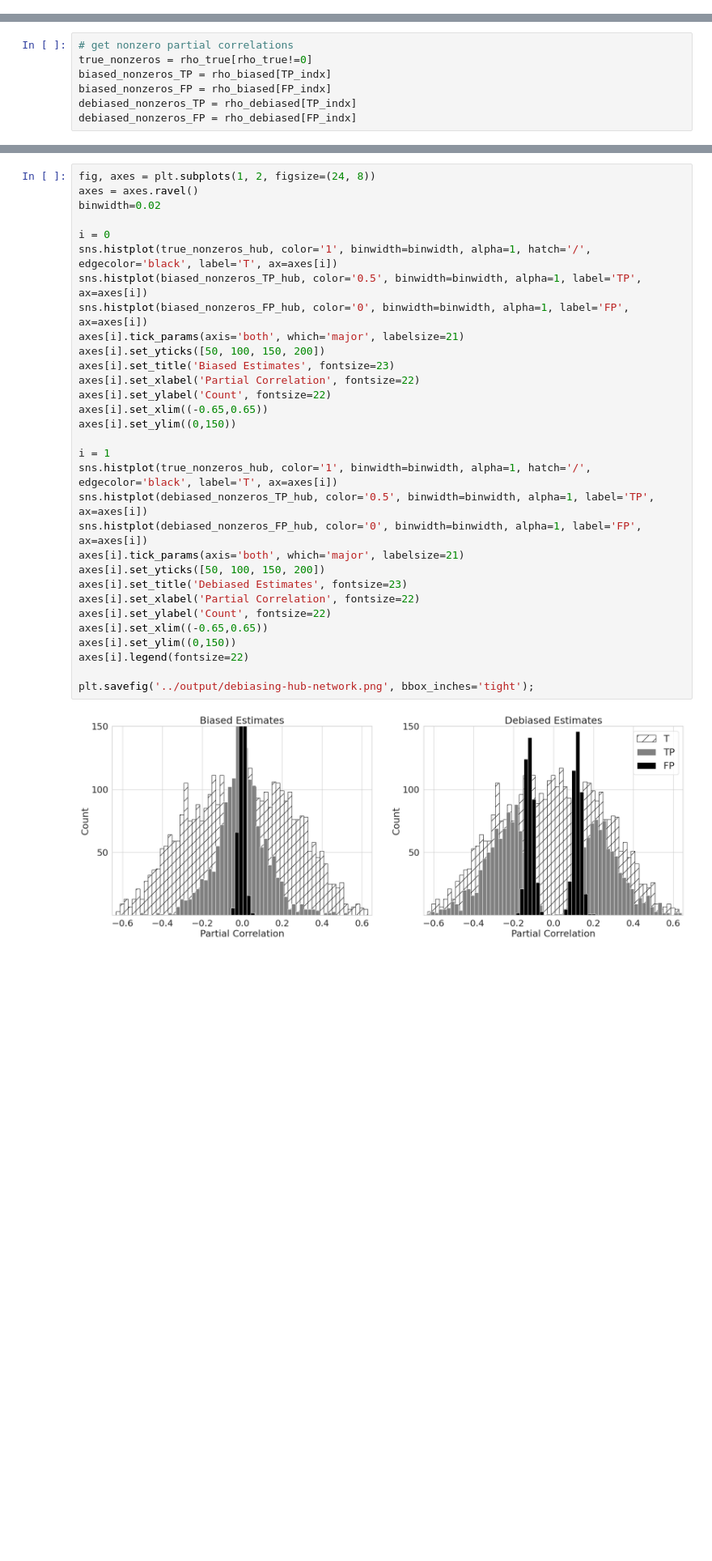
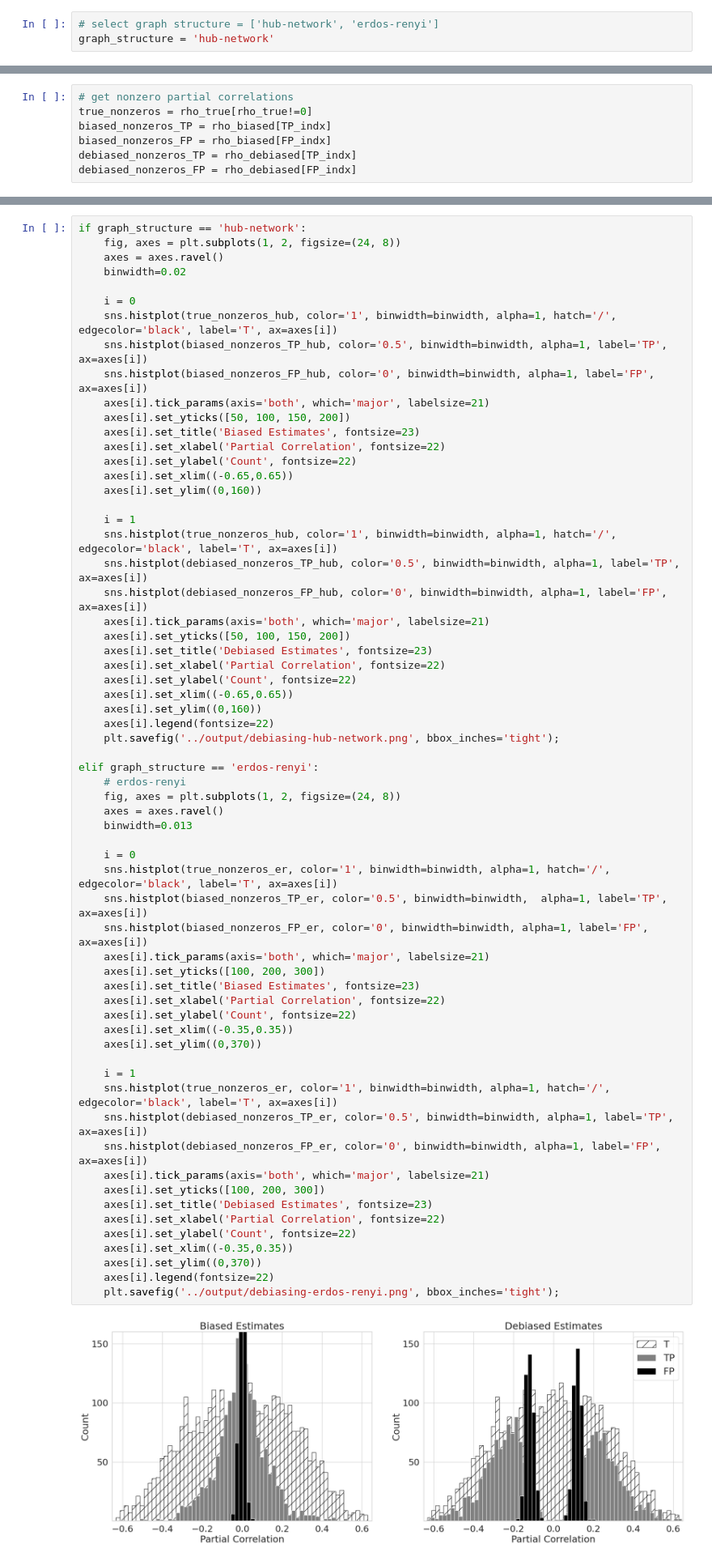
Before and after one commit to jinacfunderburk/accord-reproducibility-testing, a Jupyter notebook: simulation-debiasing/simulation-debiasing.ipynb, the cells around one changed output, grey strips where cells are left out. Shown at 81% size. Cells and saved outputs as stored; diff of their text form; blank space fills up the shorter version.

```diff
--- a/simulation-debiasing/simulation-debiasing.ipynb
+++ b/simulation-debiasing/simulation-debiasing.ipynb
@@ -24,4 +24,7 @@ from generate_graphs import generate_erdos_renyi, generate_data
 # %% [output]
 The autoreload extension is already loaded. To reload it, use:
   %reload_ext autoreload
+# %%
+# select graph structure = ['hub-network', 'erdos-renyi']
+graph_structure = 'hub-network'
 # %% [markdown]
@@ -241,33 +223,65 @@ debiased_nonzeros_FP_er = np.genfromtxt('data/debiased_nonzeros_fp_er.txt', deli
 # %%
-fig, axes = plt.subplots(1, 2, figsize=(24, 8))
-axes = axes.ravel()
-binwidth=0.02
+if graph_structure == 'hub-network':
+    fig, axes = plt.subplots(1, 2, figsize=(24, 8))
+    axes = axes.ravel()
+    binwidth=0.02
 
-i = 0
-sns.histplot(true_nonzeros_hub, color='1', binwidth=binwidth, alpha=1, hatch='/', edgecolor='black', label='T', ax=axes[i])
-sns.histplot(biased_nonzeros_TP_hub, color='0.5', binwidth=binwidth, alpha=1, label='TP', ax=axes[i])
-sns.histplot(biased_nonzeros_FP_hub, color='0', binwidth=binwidth, alpha=1, label='FP', ax=axes[i])
-axes[i].tick_params(axis='both', which='major', labelsize=21)
-axes[i].set_yticks([50, 100, 150, 200])
-axes[i].set_title('Biased Estimates', fontsize=23)
-axes[i].set_xlabel('Partial Correlation', fontsize=22)
-axes[i].set_ylabel('Count', fontsize=22)
-axes[i].set_xlim((-0.65,0.65))
-axes[i].set_ylim((0,150))
+    i = 0
+    sns.histplot(true_nonzeros_hub, color='1', binwidth=binwidth, alpha=1, hatch='/', edgecolor='black', label='T', ax=axes[i])
+    sns.histplot(biased_nonzeros_TP_hub, color='0.5', binwidth=binwidth, alpha=1, label='TP', ax=axes[i])
+    sns.histplot(biased_nonzeros_FP_hub, color='0', binwidth=binwidth, alpha=1, label='FP', ax=axes[i])
+    axes[i].tick_params(axis='both', which='major', labelsize=21)
+    axes[i].set_yticks([50, 100, 150, 200])
+    axes[i].set_title('Biased Estimates', fontsize=23)
+    axes[i].set_xlabel('Partial Correlation', fontsize=22)
+    axes[i].set_ylabel('Count', fontsize=22)
+    axes[i].set_xlim((-0.65,0.65))
+    axes[i].set_ylim((0,160))
 
-i = 1
-sns.histplot(true_nonzeros_hub, color='1', binwidth=binwidth, alpha=1, hatch='/', edgecolor='black', label='T', ax=axes[i])
-sns.histplot(debiased_nonzeros_TP_hub, color='0.5', binwidth=binwidth, alpha=1, label='TP', ax=axes[i])
-sns.histplot(debiased_nonzeros_FP_hub, color='0', binwidth=binwidth, alpha=1, label='FP', ax=axes[i])
-axes[i].tick_params(axis='both', which='major', labelsize=21)
-axes[i].set_yticks([50, 100, 150, 200])
-axes[i].set_title('Debiased Estimates', fontsize=23)
-axes[i].set_xlabel('Partial Correlation', fontsize=22)
-axes[i].set_ylabel('Count', fontsize=22)
-axes[i].set_xlim((-0.65,0.65))
-axes[i].set_ylim((0,150))
-axes[i].legend(fontsize=22)
+    i = 1
+    sns.histplot(true_nonzeros_hub, color='1', binwidth=binwidth, alpha=1, hatch='/', edgecolor='black', label='T', ax=axes[i])
+    sns.histplot(debiased_nonzeros_TP_hub, color='0.5', binwidth=binwidth, alpha=1, label='TP', ax=axes[i])
+    sns.histplot(debiased_nonzeros_FP_hub, color='0', binwidth=binwidth, alpha=1, label='FP', ax=axes[i])
+    axes[i].tick_params(axis='both', which='major', labelsize=21)
+    axes[i].set_yticks([50, 100, 150, 200])
+    axes[i].set_title('Debiased Estimates', fontsize=23)
+    axes[i].set_xlabel('Partial Correlation', fontsize=22)
+    axes[i].set_ylabel('Count', fontsize=22)
+    axes[i].set_xlim((-0.65,0.65))
+    axes[i].set_ylim((0,160))
+    axes[i].legend(fontsize=22)
+    plt.savefig('../output/debiasing-hub-network.png', bbox_inches='tight');
 
-plt.savefig('../output/debiasing-hub-network.png', bbox_inches='tight');
+elif graph_structure == 'erdos-renyi':
+    # erdos-renyi
+    fig, axes = plt.subplots(1, 2, figsize=(24, 8))
+    axes = axes.ravel()
+    binwidth=0.013
+
+    i = 0
+    sns.histplot(true_nonzeros_er, color='1', binwidth=binwidth, alpha=1, hatch='/', edgecolor='black', label='T', ax=axes[i])
+    sns.histplot(biased_nonzeros_TP_er, color='0.5', binwidth=binwidth,  alpha=1, label='TP', ax=axes[i])
+    sns.histplot(biased_nonzeros_FP_er, color='0', binwidth=binwidth, alpha=1, label='FP', ax=axes[i])
+    axes[i].tick_params(axis='both', which='major', labelsize=21)
+    axes[i].set_yticks([100, 200, 300])
+    axes[i].set_title('Biased Estimates', fontsize=23)
+    axes[i].set_xlabel('Partial Correlation', fontsize=22)
+    axes[i].set_ylabel('Count', fontsize=22)
+    axes[i].set_xlim((-0.35,0.35))
+    axes[i].set_ylim((0,370))
+
+    i = 1
+    sns.histplot(true_nonzeros_er, color='1', binwidth=binwidth, alpha=1, hatch='/', edgecolor='black', label='T', ax=axes[i])
+    sns.histplot(debiased_nonzeros_TP_er, color='0.5', binwidth=binwidth, alpha=1, label='TP', ax=axes[i])
+    sns.histplot(debiased_nonzeros_FP_er, color='0', binwidth=binwidth, alpha=1, label='FP', ax=axes[i])
+    axes[i].tick_params(axis='both', which='major', labelsize=21)
+    axes[i].set_yticks([100, 200, 300])
+    axes[i].set_title('Debiased Estimates', fontsize=23)
+    axes[i].set_xlabel('Partial Correlation', fontsize=22)
+    axes[i].set_ylabel('Count', fontsize=22)
+    axes[i].set_xlim((-0.35,0.35))
+    axes[i].set_ylim((0,370))
+    axes[i].legend(fontsize=22)
+    plt.savefig('../output/debiasing-erdos-renyi.png', bbox_inches='tight');
 # %% [output]
-[figure, old version]
+[figure, new version]
```
Also changed, not shown: parts of 12 cells of this notebook, 33 other files.
